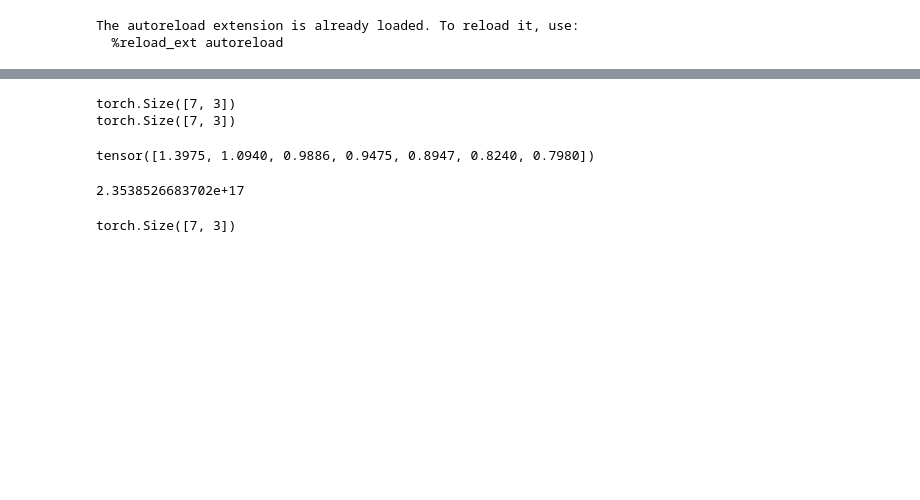
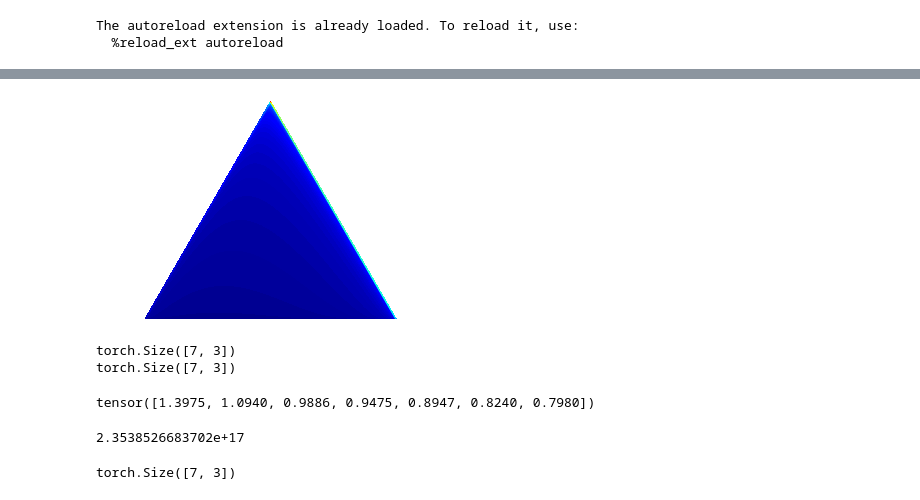
Before and after one commit to RobbenRibery/TimeSeries-Probalistic-TopDown-Drichilet, a Jupyter notebook: src/test.ipynb, the cells around one changed output, grey strips where cells are left out. Cells and saved outputs as stored; diff of their text form; code cells hidden in the pictures; blank space fills up the shorter version.

```diff
--- a/src/test.ipynb
+++ b/src/test.ipynb
@@ -21,0 +19,14 @@ from pyro.contrib.forecast import eval_crps
+# %%
+corners = np.array([[0, 0], [1, 0], [0.5, 0.75**0.5]])
+AREA = 0.5 * 1 * 0.75**0.5
+triangle = tri.Triangulation(corners[:, 0], corners[:, 1])
+# %%
+# For each corner of the triangle, the pair of other corners
+pairs = [corners[np.roll(range(3), -i)[1:]] for i in range(3)]
+# The area of the triangle formed by point xy and another pair or points
+tri_area = lambda xy, pair: 0.5 * np.linalg.norm(np.cross(*(pair - xy)))
+
+def xy2bc(xy, tol=1.e-4):
+    '''Converts 2D Cartesian coordinates to barycentric.'''
+    coords = np.array([tri_area(xy, p) for p in pairs]) / AREA
+    return np.clip(coords, tol, 1.0 - tol)
@@ -21,0 +143,24 @@ from pyro.contrib.forecast import eval_crps
+# %%
+input = torch.tensor(
+    [
+        [1.3955, 4.0055, 0.4982],
+        [0.9365, 1.7348, 0.6538],
+        [0.8418, 1.1311, 0.8694],
+        [0.7831, 0.9672, 1.0033],
+        [0.7733, 0.9115, 1.0390],
+        [0.7841, 0.8904, 1.0234],
+        [0.8023, 0.8820, 0.9917]
+    ]
+)
+
+target = torch.tensor(
+    [
+        [0.6423, 0.1130, 0.2447],
+        [0.6529, 0.1083, 0.2388],
+        [0.6555, 0.1102, 0.2343],
+        [0.6846, 0.0941, 0.2213],
+        [1, 0, 0],
+        [0.5860, 0.1297, 0.2843],
+        [0.6083, 0.1157, 0.2760]
+    ]
+)
@@ -22,3 +187,7 @@ from pyro.contrib.forecast import eval_crps
+# %%
+draw_pdf_contours(Dirichlet_exp(alpha = input[4]))
+# %% [output]
+[figure, added]
 # %%
 ## by Pyro
 input = torch.tensor(
```
Also changed, not shown: parts of 27 cells of this notebook, 2 other files.
